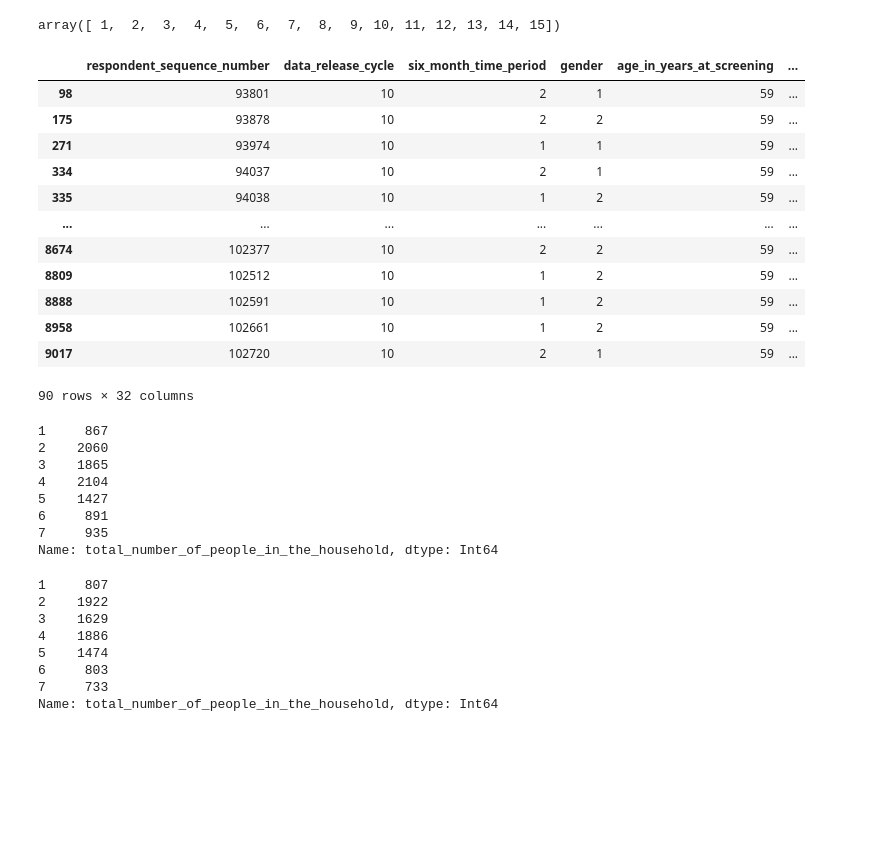
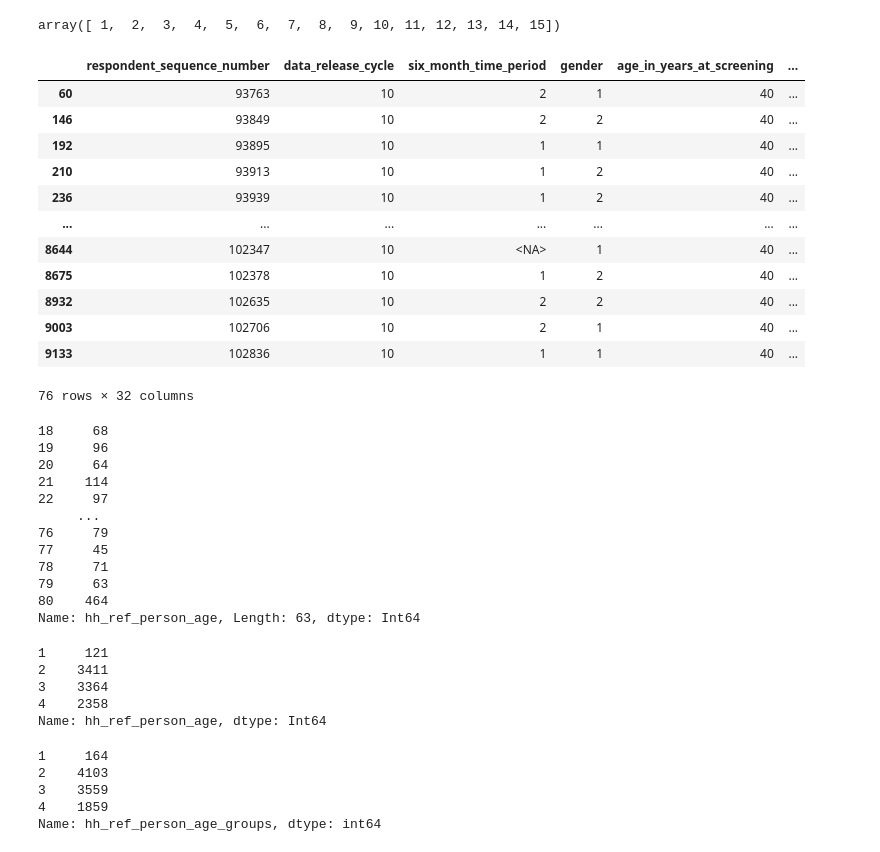
Before and after one commit to javrobs/nhanes_analysis, a Jupyter notebook: notebooks/ETL.ipynb, the cells around one changed output. Cells and saved outputs as stored; diff of their text form; code cells hidden in the pictures; blank space fills up the shorter version.

```diff
--- a/notebooks/ETL.ipynb
+++ b/notebooks/ETL.ipynb
@@ -820,40 +829,49 @@ np.arange(1, 16)
 array([ 1,  2,  3,  4,  5,  6,  7,  8,  9, 10, 11, 12, 13, 14, 15])
 # %%
 for df in filtered_merged_dfs:
-    new_df = df.loc[df['age_in_years_at_screening'] == 59]
+    new_df = df.loc[df['age_in_years_at_screening'] == 40]
 new_df
 # %% [output]
 |  | respondent_sequence_number | data_release_cycle | six_month_time_period | gender | age_in_years_at_screening | ... |
-| 98 | 93801 | 10 | 2 | 1 | 59 | ... |
-| 175 | 93878 | 10 | 2 | 2 | 59 | ... |
-| 271 | 93974 | 10 | 1 | 1 | 59 | ... |
-| 334 | 94037 | 10 | 2 | 1 | 59 | ... |
-| 335 | 94038 | 10 | 1 | 2 | 59 | ... |
+| 60 | 93763 | 10 | 2 | 1 | 40 | ... |
+| 146 | 93849 | 10 | 2 | 2 | 40 | ... |
+| 192 | 93895 | 10 | 1 | 1 | 40 | ... |
+| 210 | 93913 | 10 | 1 | 2 | 40 | ... |
+| 236 | 93939 | 10 | 1 | 2 | 40 | ... |
 | ... | ... | ... | ... | ... | ... | ... |
-| 8674 | 102377 | 10 | 2 | 2 | 59 | ... |
-| 8809 | 102512 | 10 | 1 | 2 | 59 | ... |
-| 8888 | 102591 | 10 | 1 | 2 | 59 | ... |
-| 8958 | 102661 | 10 | 1 | 2 | 59 | ... |
-| 9017 | 102720 | 10 | 2 | 1 | 59 | ... |
+| 8644 | 102347 | 10 | <NA> | 1 | 40 | ... |
+| 8675 | 102378 | 10 | 1 | 2 | 40 | ... |
+| 8932 | 102635 | 10 | 2 | 2 | 40 | ... |
+| 9003 | 102706 | 10 | 2 | 1 | 40 | ... |
+| 9133 | 102836 | 10 | 1 | 1 | 40 | ... |
-90 rows × 32 columns
+76 rows × 32 columns
 # %%
 for df in filtered_merged_dfs:
-    education_level = df['total_number_of_people_in_the_household'].value_counts().sort_index()
+    education_level = df['hh_ref_person_age'].value_counts().sort_index()
     display(education_level)
 # %% [output]
-1     867
-2    2060
-3    1865
-4    2104
-5    1427
-6     891
-7     935
-Name: total_number_of_people_in_the_household, dtype: Int64
+18     68
+19     96
+20     64
+21    114
+22     97
+     ...
+76     79
+77     45
+78     71
+79     63
+80    464
+Name: hh_ref_person_age, Length: 63, dtype: Int64
-1     807
-2    1922
-3    1629
-4    1886
-5    1474
-6     803
-7     733
-Name: total_number_of_people_in_the_household, dtype: Int64
+1     121
+2    3411
+3    3364
+4    2358
+Name: hh_ref_person_age, dtype: Int64
+# %%
+filtered_merged_dfs[0]['hh_ref_person_age_groups'].value_counts().sort_index()
+# %% [output]
+1     164
+2    4103
+3    3559
+4    1859
+Name: hh_ref_person_age_groups, dtype: int64
```
Also changed, not shown: parts of 2 cells of this notebook.
